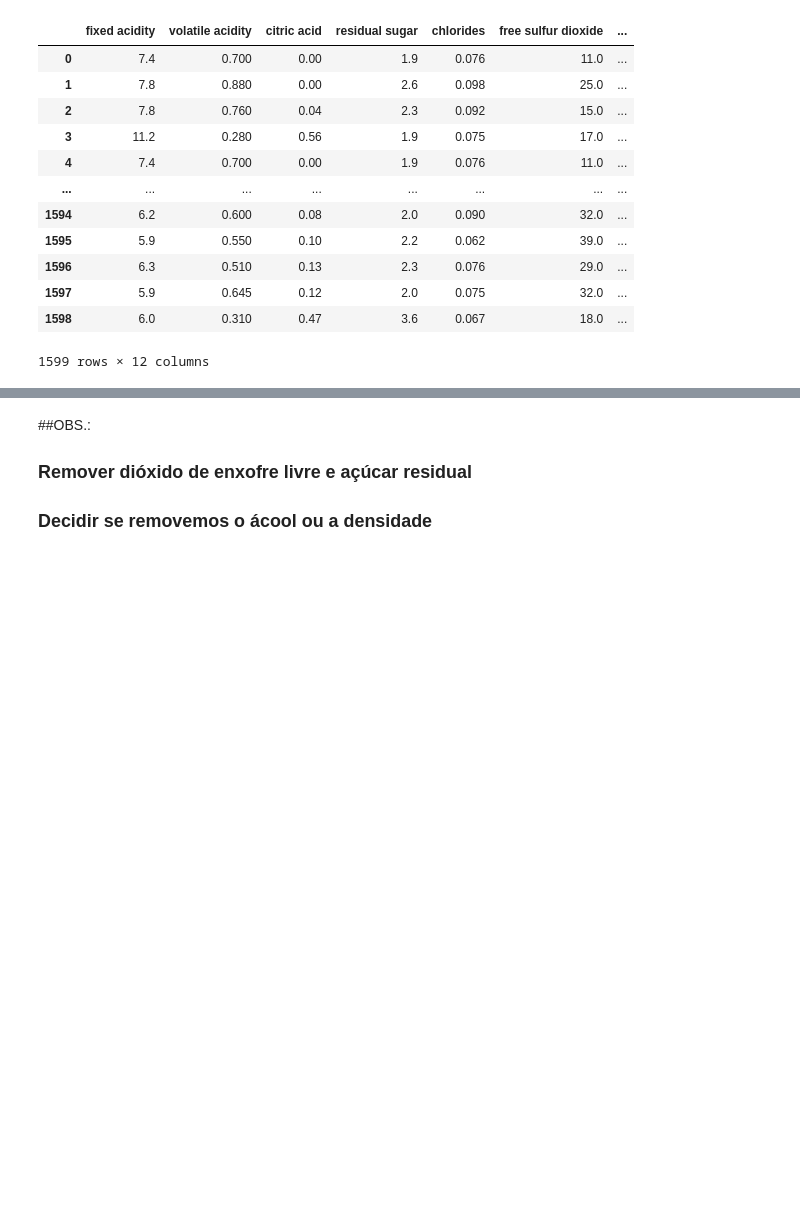
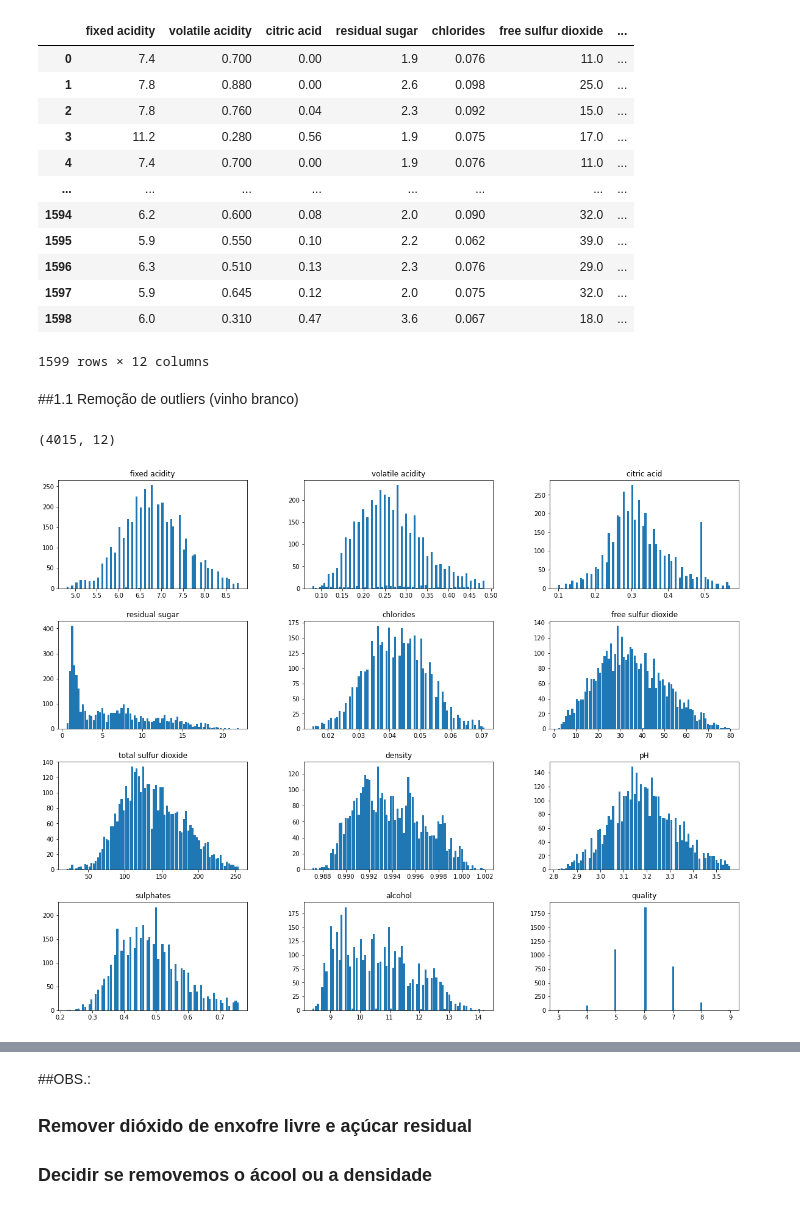
Before and after one commit to gabrie1-s/WQA_Exploratory_Analysis_HW1, a Jupyter notebook: HMW2.ipynb, the cells around one changed output, grey strips where cells are left out. Cells and saved outputs as stored; diff of their text form; code cells hidden in the pictures; blank space fills up the shorter version.

```diff
--- a/Preprocessing.ipynb
+++ b/HMW2.ipynb
@@ -50,3 +50,42 @@ r_wine
 | 1597 | 5.9 | 0.645 | 0.12 | 2.0 | 0.075 | 32.0 | ... |
 | 1598 | 6.0 | 0.310 | 0.47 | 3.6 | 0.067 | 18.0 | ... |
 1599 rows × 12 columns
+# %% [markdown]
+##1.1 Remoção de outliers (vinho branco)
+# %%
+def plot_boxplot(df, ft):
+  df.boxplot(column = [ft])
+  plt.grid(False)
+  plt.show()
+def outliers(df, ft):
+  Q1 = df[ft].quantile(0.25)
+  Q3 = df[ft].quantile(0.75)
+  I = Q3 - Q1
+  LwLimit = Q1 - 1.5*I
+  UpLimit = Q3 + 1.5*I
+  ls = df.index[(df[ft] < LwLimit) | (df[ft] > UpLimit)]
+  return ls
+def remove(df, ls):
+  ls = sorted(set(ls))
+  df = df.drop(ls)
+  return df
+# %%
+remover = []
+for i in w_wine:
+  if(i!='quality'):
+    remover.extend(outliers(w_wine, i))
+w_wine_cleaned = remove(w_wine, remover)
+w_wine_cleaned.shape
+# %% [output]
+(4015, 12)
+# %%
+w_wine_cleaned.hist(
+    figsize=(20, 16),
+    grid = False,
+    rwidth = 0.9,
+    bins = 80
+)
+#plt.savefig('inconditional_white.png')
+plt.show()
+# %% [output]
+[figure, added]
```
Also changed, not shown: parts of 15 cells of this notebook, 2 other files.
